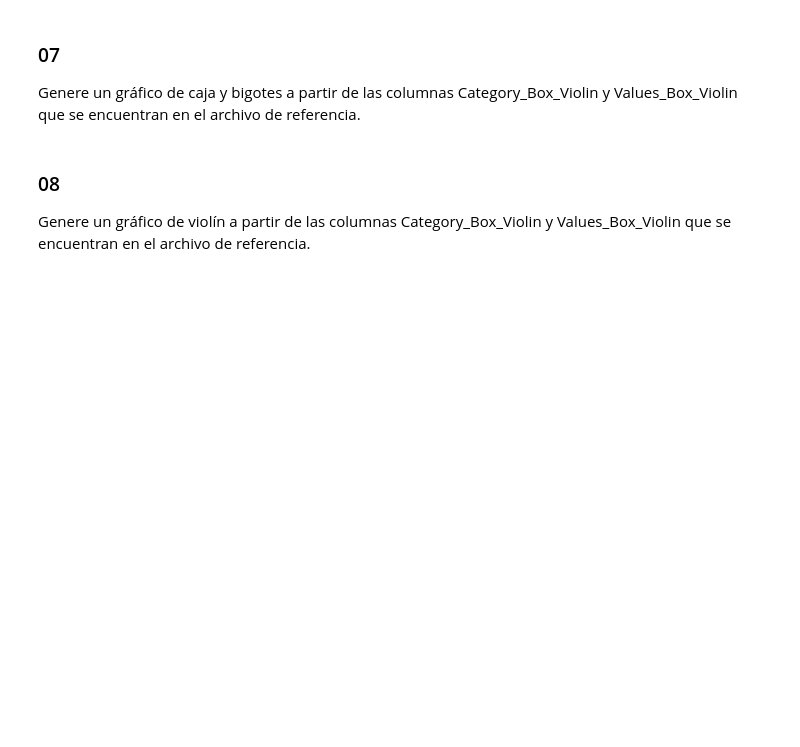
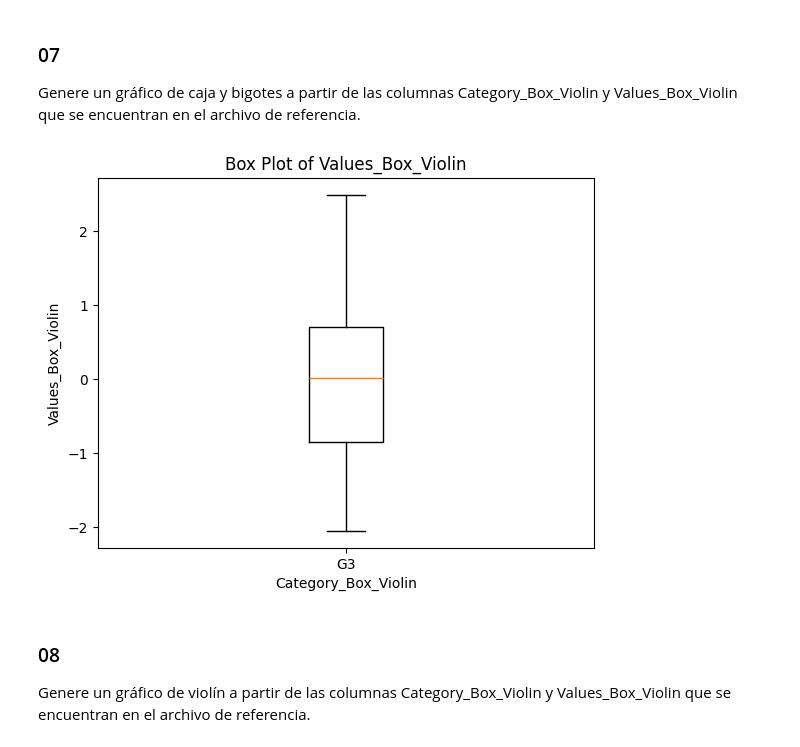
Before and after one commit to jgrajalesa/Talleres_PPI, a Jupyter notebook: Taller_04_Matplotlib.ipynb, the cells around one changed output. Cells and saved outputs as stored; diff of their text form; code cells hidden in the pictures; blank space fills up the shorter version.

```diff
--- a/Taller_04_Matplotlib.ipynb
+++ b/Taller_04_Matplotlib.ipynb
@@ -876,3 +900,19 @@ Genere un gráfico de caja y bigotes a partir de las columnas Category_Box_Violi
+# %%
+# Importar las librerías necesarias
+import matplotlib.pyplot as plt
+
+# Crear el gráfico de caja y bigotes
+plt.boxplot(df['Values_Box_Violin'], labels=[df['Category_Box_Violin'].iloc[0]])
+
+# Agregar etiquetas y título
+plt.xlabel('Category_Box_Violin')
+plt.ylabel('Values_Box_Violin')
+plt.title('Box Plot of Values_Box_Violin')
+
+# Mostrar el gráfico
+plt.show()
+# %% [output]
+[figure, added]
 # %% [markdown]
 ### 08
 Genere un gráfico de violín a partir de las columnas Category_Box_Violin y Values_Box_Violin que se encuentran en el archivo de referencia.
```
Also changed, not shown: parts of 9 cells of this notebook.
